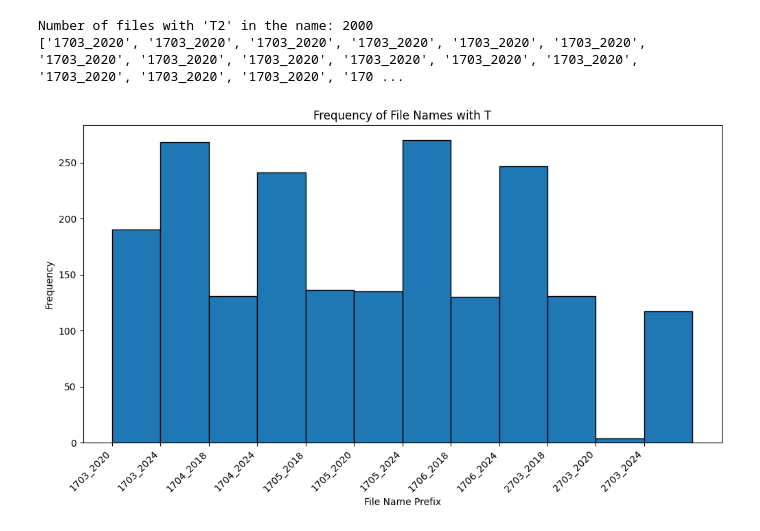
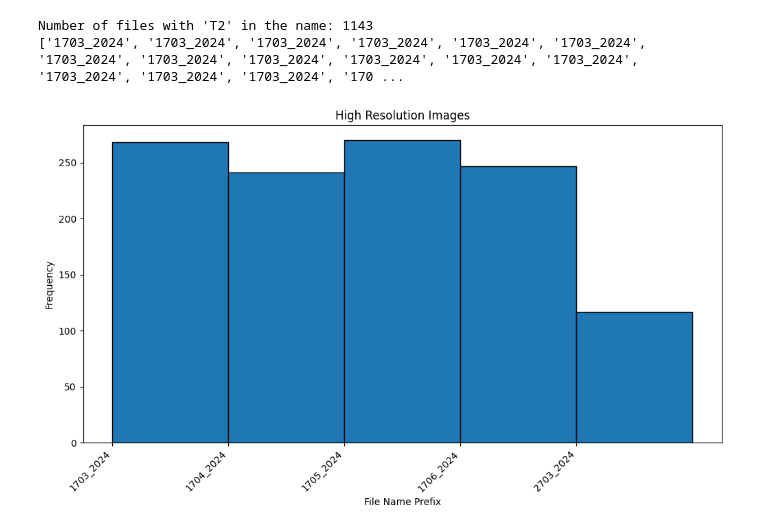
Before and after one commit to HenrikSDU/iUROPCoding, a Jupyter notebook: ModelBenchmarking/akademos/quick_data_statistics.ipynb, the cells around one changed output. Saved outputs shown, nothing was run; the diff lists cells and outputs as text; code cells hidden in the pictures.

```diff
--- a/ModelBenchmarking/akademos/quick_data_statistics.ipynb
+++ b/ModelBenchmarking/akademos/quick_data_statistics.ipynb
@@ -1,35 +1,35 @@
 # %%
 import os
 import matplotlib.pyplot as plt
-query = 'T'
+query = '2024'
 def count_files_with_t2(directory):
     count = 0
     for root, dirs, files in os.walk(directory):
         for file in files:
             if query in file:
                 file_list.append(file[:9])
                 count += 1
     return count
 
 # Example usage
 file_list = []
 
 file_count = count_files_with_t2("D:/AAStudium/Study/Semester_5/iUROP/iUROP_Code/iUROPCoding/ModelBenchmarking/TrafficImages/All")
 print(f"Number of files with 'T2' in the name: {file_count}")
 
 
 print(file_list)
 
 # Plotting the histogram
 plt.figure(figsize=(12, 6))
 plt.hist(file_list, bins=range(len(set(file_list)) + 1), edgecolor='black')
-plt.title("Frequency of File Names with " + query)
+plt.title("High Resolution Images") # "Frequency of File Names with " + query
 plt.xlabel("File Name Prefix")
 plt.ylabel("Frequency")
 plt.xticks(rotation=45, ha='right')  # Rotate x-axis labels for better readability
 
 plt.show()
 # %% [output]
-Number of files with 'T2' in the name: 2000
-['1703_2020', '1703_2020', '1703_2020', '1703_2020', '1703_2020', '1703_2020', '1703_2020', '1703_2020', '1703_2020', '1703_2020', '1703_2020', '1703_2020', '1703_2020', '1703_2020', '1703_2020', '170 ...
+Number of files with 'T2' in the name: 1143
+['1703_2024', '1703_2024', '1703_2024', '1703_2024', '1703_2024', '1703_2024', '1703_2024', '1703_2024', '1703_2024', '1703_2024', '1703_2024', '1703_2024', '1703_2024', '1703_2024', '1703_2024', '170 ...
-[figure, old version]
+[figure, new version]
```
